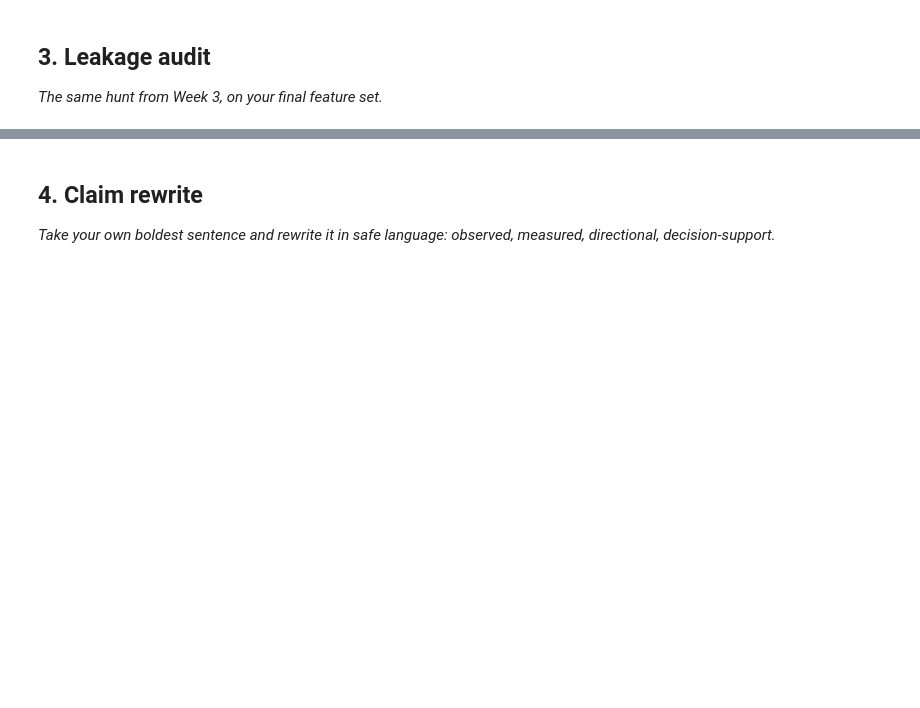
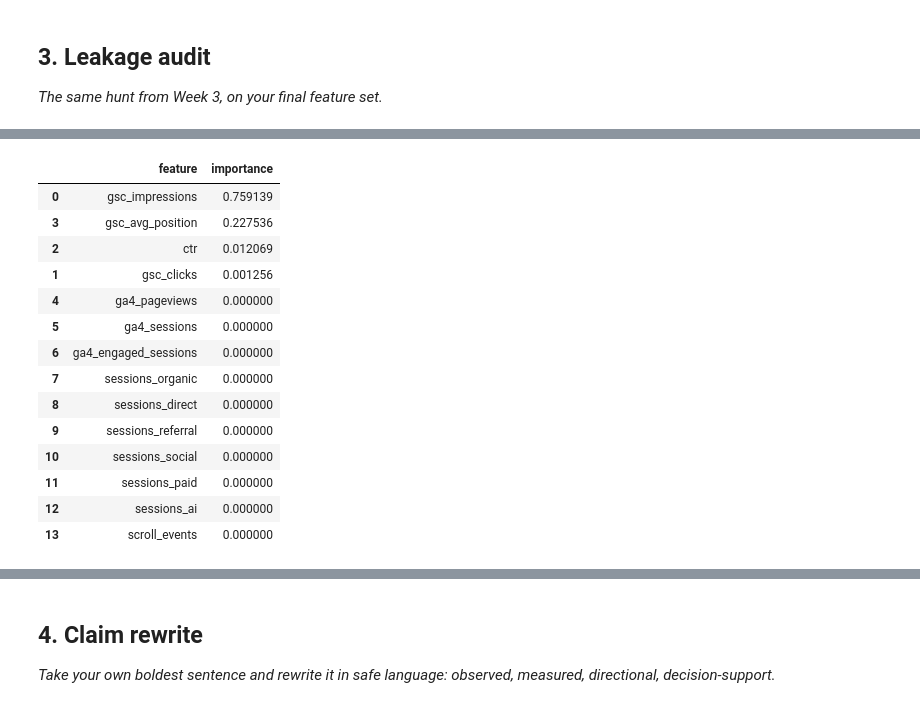
Before and after one commit to Shrishagk/My_flyrank, a Jupyter notebook: work/notebooks/w06_validation_audit.ipynb, the cells around one changed output, grey strips where cells are left out. Cells and saved outputs as stored; diff of their text form; code cells hidden in the pictures; blank space fills up the shorter version.

```diff
--- a/work/notebooks/w06_validation_audit.ipynb
+++ b/work/notebooks/w06_validation_audit.ipynb
@@ -22,0 +151,19 @@ This skeleton is yours to fill. Work the sections **in order** — each one has
+# %%
+group_cols = [
+    "client_hash_id",
+    "content_hash_id"
+]
+
+duplicate_grain = (
+    data.groupby(
+        group_cols + ["report_date"]
+    )
+    .size()
+)
+
+print(
+    "Duplicate client-content-date rows:",
+    (duplicate_grain > 1).sum()
+)
+
+assert (duplicate_grain > 1).sum() == 0
@@ -22,0 +277,11 @@ This skeleton is yours to fill. Work the sections **in order** — each one has
+# %%
+def make_model():
+    return RandomForestRegressor(
+        n_estimators=300,
+        max_depth=6,
+        min_samples_leaf=5,
+        random_state=42,
+        n_jobs=-1
+    )
+
+print(make_model())
@@ -29,0 +886,26 @@ This skeleton is yours to fill. Work the sections **in order** — each one has
+# %%
+importance = pd.DataFrame({
+    "feature": features,
+    "importance": time_model.feature_importances_
+}).sort_values(
+    "importance",
+    ascending=False
+)
+
+display(importance)
+# %% [output]
+|  | feature | importance |
+| 0 | gsc_impressions | 0.759139 |
+| 3 | gsc_avg_position | 0.227536 |
+| 2 | ctr | 0.012069 |
+| 1 | gsc_clicks | 0.001256 |
+| 4 | ga4_pageviews | 0.000000 |
+| 5 | ga4_sessions | 0.000000 |
+| 6 | ga4_engaged_sessions | 0.000000 |
+| 7 | sessions_organic | 0.000000 |
+| 8 | sessions_direct | 0.000000 |
+| 9 | sessions_referral | 0.000000 |
+| 10 | sessions_social | 0.000000 |
+| 11 | sessions_paid | 0.000000 |
+| 12 | sessions_ai | 0.000000 |
+| 13 | scroll_events | 0.000000 |
```
Also changed, not shown: parts of 28 cells of this notebook.
